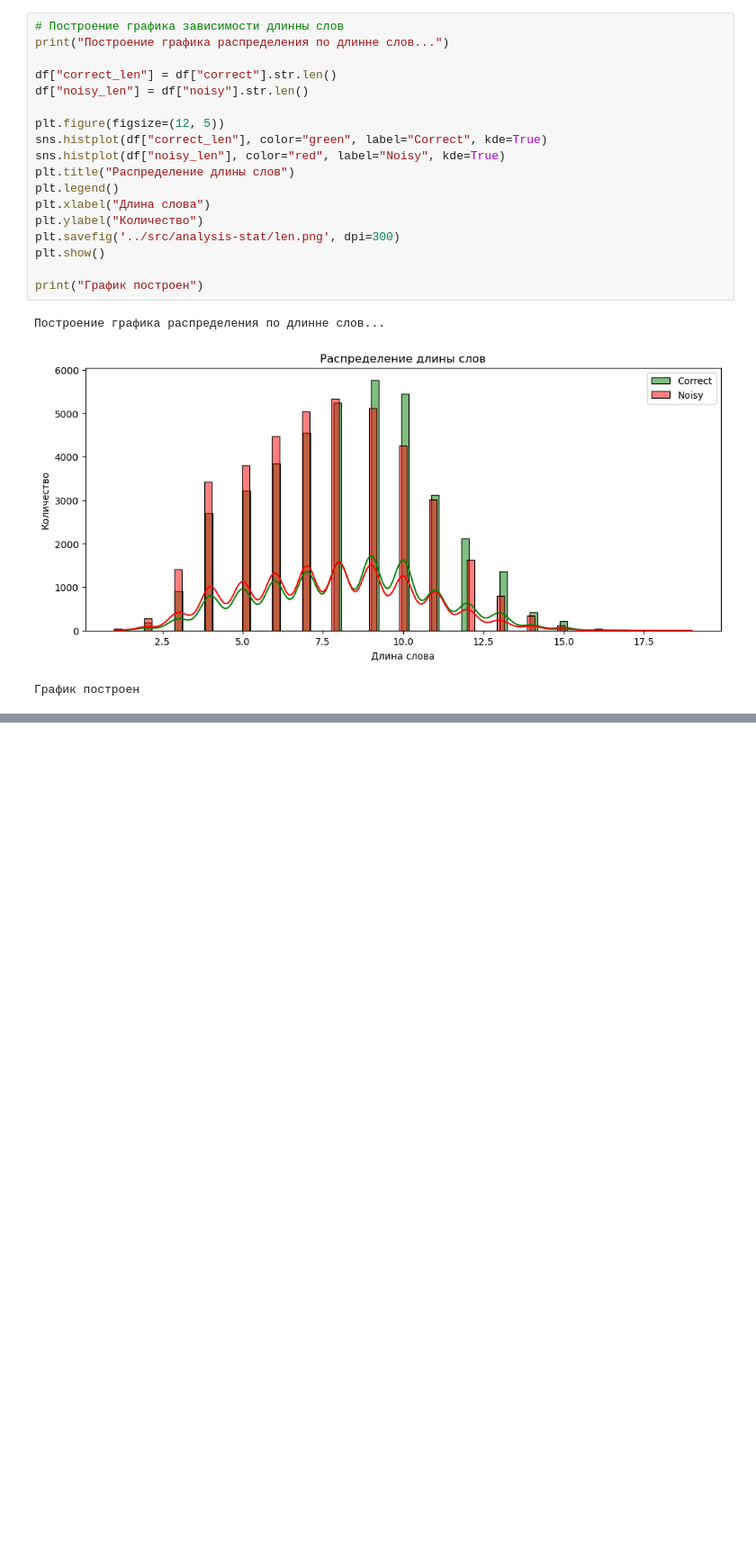
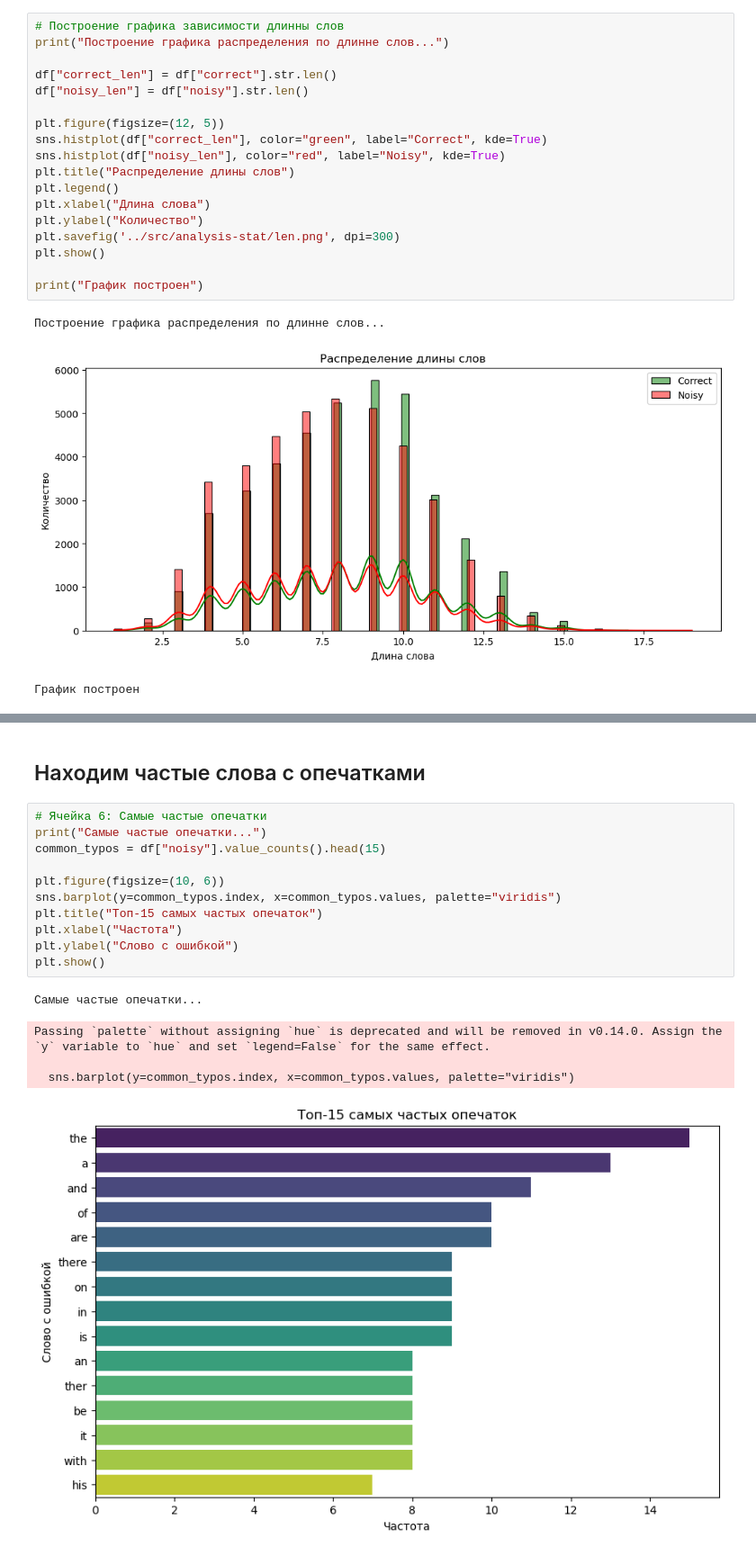
Before and after one commit to Dorkads/spellfixer-ml, a Jupyter notebook: notebooks/data-analysis.ipynb, the cells around one changed output, grey strips where cells are left out. Shown at 90% size. Drawn from its saved outputs; the diff is of its cells as text; blank space fills up the shorter version.

```diff
--- a/notebooks/data-analysis.ipynb
+++ b/notebooks/data-analysis.ipynb
@@ -132,0 +190,19 @@ print("График построен")
+# %% [markdown]
+## Находим частые слова с опечатками
+# %%
+# Ячейка 6: Самые частые опечатки
+print("Самые частые опечатки...")
+common_typos = df["noisy"].value_counts().head(15)
+
+plt.figure(figsize=(10, 6))
+sns.barplot(y=common_typos.index, x=common_typos.values, palette="viridis")
+plt.title("Топ-15 самых частых опечаток")
+plt.xlabel("Частота")
+plt.ylabel("Слово с ошибкой")
+plt.show()
+# %% [output]
+Самые частые опечатки...
+Passing `palette` without assigning `hue` is deprecated and will be removed in v0.14.0. Assign the `y` variable to `hue` and set `legend=False` for the same effect.
+
+  sns.barplot(y=common_typos.index, x=common_typos.values, palette="viridis")
+[figure, added]
```
Also changed, not shown: parts of 8 cells of this notebook.
